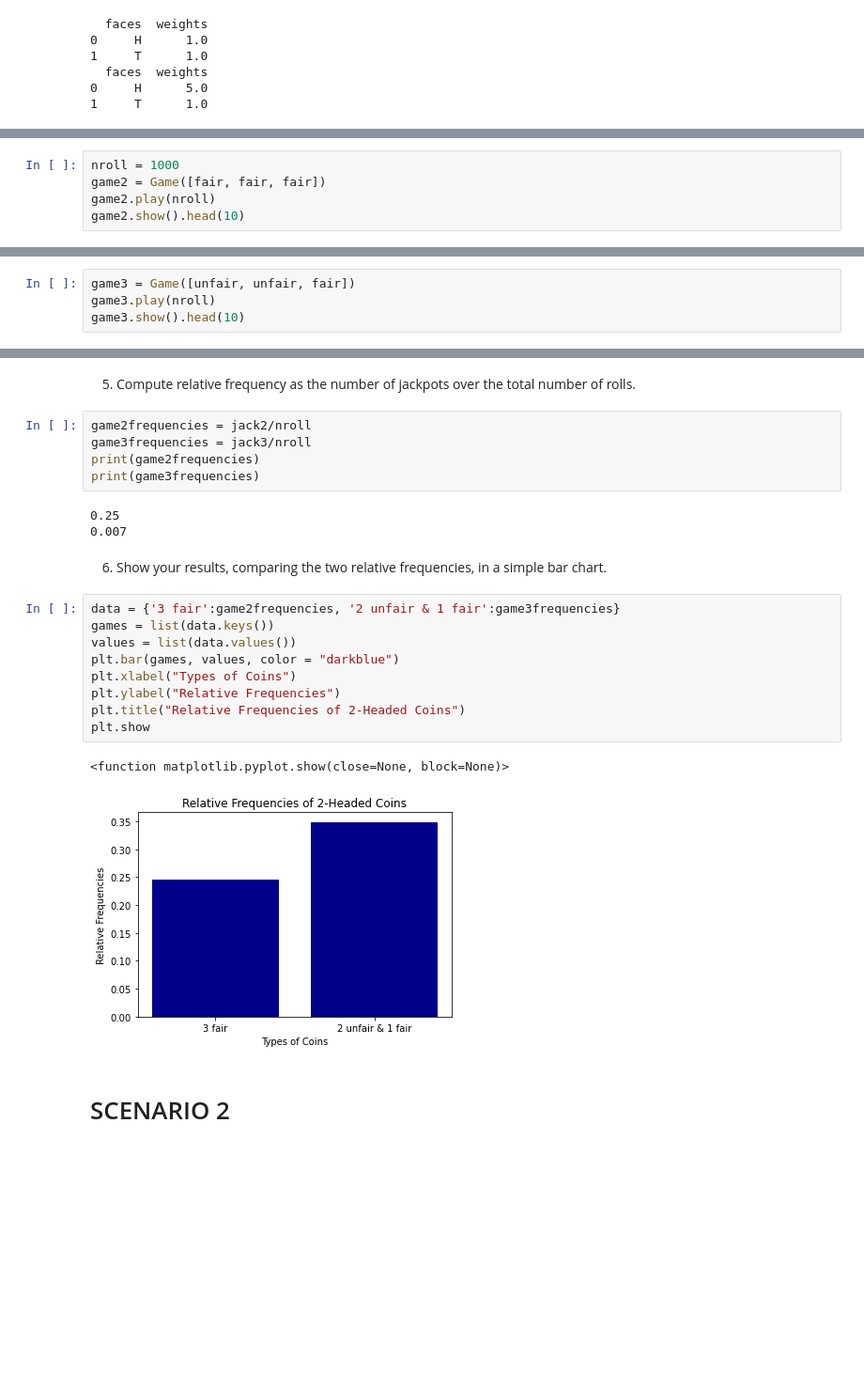
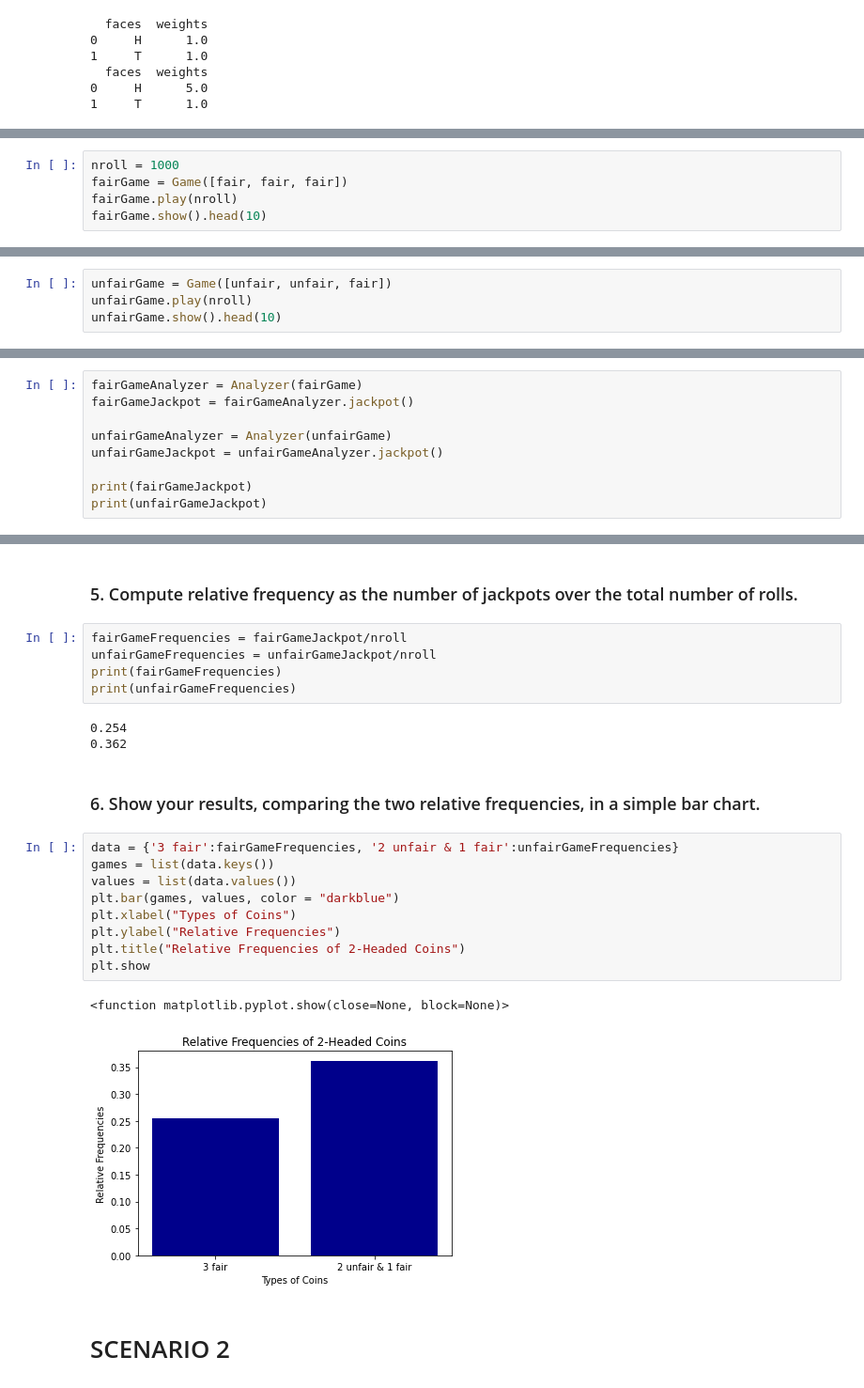
Before and after one commit to gjagtap2/FinalProjectDS5100, a Jupyter notebook: montecarlo_demo.ipynb, the cells around one changed output, grey strips where cells are left out. Shown at 94% size. Drawn from its saved outputs; the diff is of its cells as text; blank space fills up the shorter version.

```diff
--- a/montecarlo_demo.ipynb
+++ b/montecarlo_demo.ipynb
@@ -23,8 +25,8 @@ print(unfair.showCurrent())
 # %%
 nroll = 1000
-game2 = Game([fair, fair, fair])
-game2.play(nroll)
-game2.show().head(10)
+fairGame = Game([fair, fair, fair])
+fairGame.play(nroll)
+fairGame.show().head(10)
 # %% [output]
 |  | 0 | 1 | 2 |
 | rollNumber |  |  |  |
@@ -43,7 +45,7 @@ game2.show().head(10)
 # %%
-game3 = Game([unfair, unfair, fair])
-game3.play(nroll)
-game3.show().head(10)
+unfairGame = Game([unfair, unfair, fair])
+unfairGame.play(nroll)
+unfairGame.show().head(10)
 # %% [output]
 |  | 0 | 1 | 2 |
 | rollNumber |  |  |  |
@@ -73,0 +64,9 @@ print(jack3)
+# %%
+fairGameAnalyzer = Analyzer(fairGame)
+fairGameJackpot = fairGameAnalyzer.jackpot()
+
+unfairGameAnalyzer = Analyzer(unfairGame)
+unfairGameJackpot = unfairGameAnalyzer.jackpot()
+
+print(fairGameJackpot)
+print(unfairGameJackpot)
@@ -74,27 +76,27 @@ print(jack3)
 # %% [markdown]
-5. Compute relative frequency as the number of jackpots over the total number of rolls.
+### 5. Compute relative frequency as the number of jackpots over the total number of rolls.
-# %%
-game2frequencies = jack2/nroll
-game3frequencies = jack3/nroll
-print(game2frequencies)
-print(game3frequencies)
-# %% [output]
-0.25
-0.007
+# %%
+fairGameFrequencies = fairGameJackpot/nroll
+unfairGameFrequencies = unfairGameJackpot/nroll
+print(fairGameFrequencies)
+print(unfairGameFrequencies)
+# %% [output]
+0.254
+0.362
 # %% [markdown]
-6. Show your results, comparing the two relative frequencies, in a simple bar chart.
+### 6. Show your results, comparing the two relative frequencies, in a simple bar chart.
 # %%
-data = {'3 fair':game2frequencies, '2 unfair & 1 fair':game3frequencies}
+data = {'3 fair':fairGameFrequencies, '2 unfair & 1 fair':unfairGameFrequencies}
 games = list(data.keys())
 values = list(data.values())
 plt.bar(games, values, color = "darkblue")
 plt.xlabel("Types of Coins")
 plt.ylabel("Relative Frequencies")
 plt.title("Relative Frequencies of 2-Headed Coins")
 plt.show
 # %% [output]
 <function matplotlib.pyplot.show(close=None, block=None)>
-[figure, old version]
+[figure, new version]
 # %% [markdown]
 # SCENARIO 2
 # %% [markdown]
```
Also changed, not shown: parts of 28 cells of this notebook.
